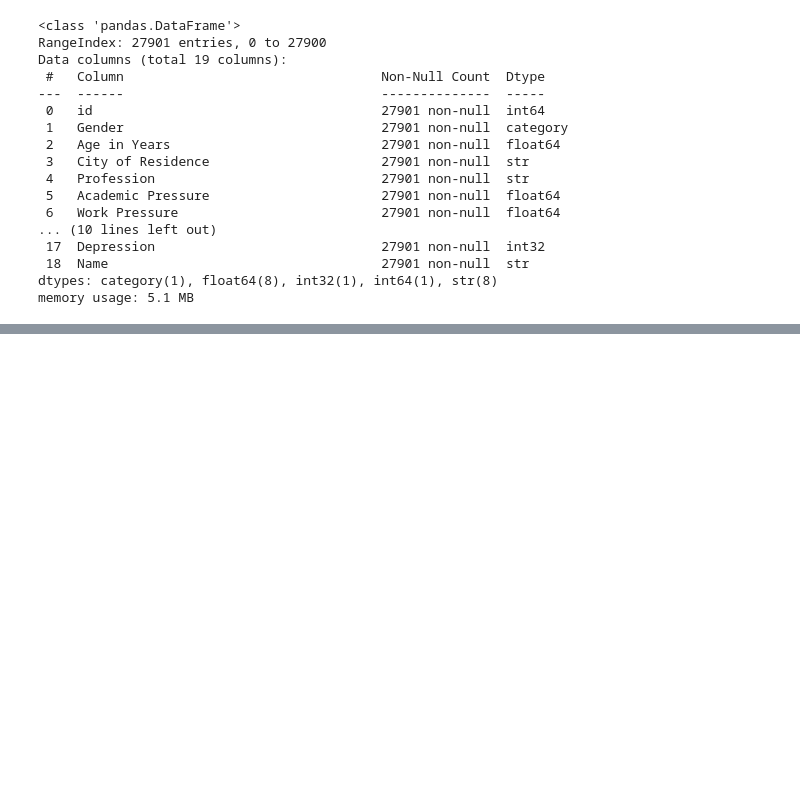
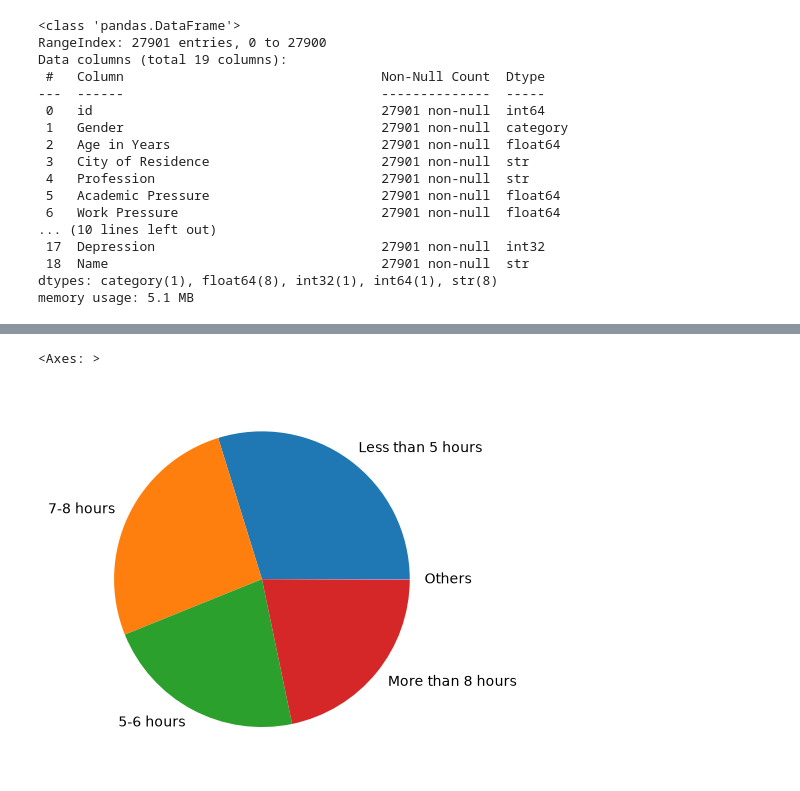
Before and after one commit to avikriss-arch/GenerativeAI, a Jupyter notebook: ML/PreRequisites/Pandas/DataFrame.ipynb, the cells around one changed output, grey strips where cells are left out. Cells and saved outputs as stored; diff of their text form; code cells hidden in the pictures; blank space fills up the shorter version.

```diff
--- a/ML/PreRequisites/Pandas/DataFrame.ipynb
+++ b/ML/PreRequisites/Pandas/DataFrame.ipynb
@@ -1224,0 +1249,5 @@ memory usage: 5.1 MB
+# %%
+df['Sleep Duration'].value_counts().plot(kind='pie')
+# %% [output]
+<Axes: >
+[figure, added]
```
Also changed, not shown: parts of 8 cells of this notebook, 5 other files.
